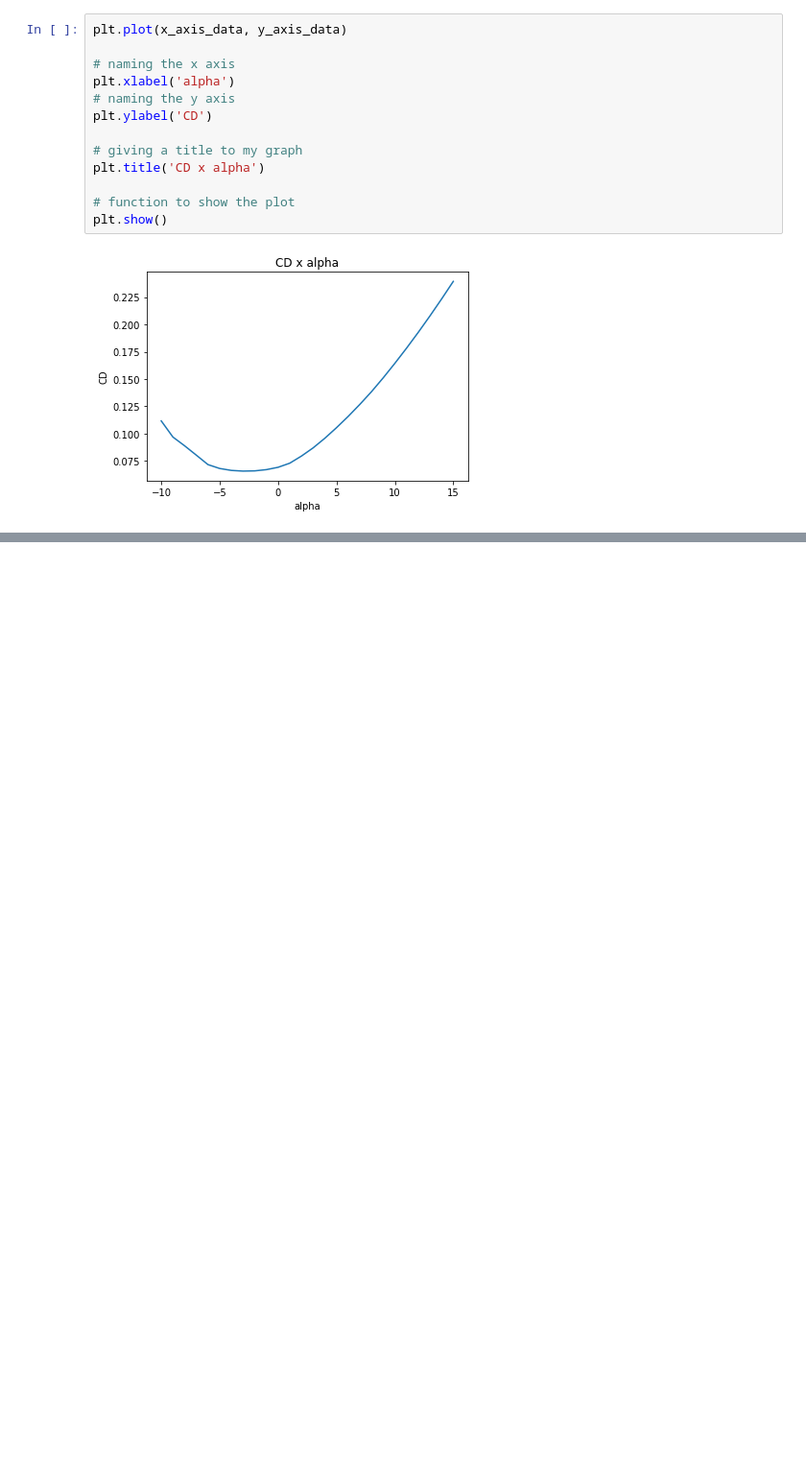
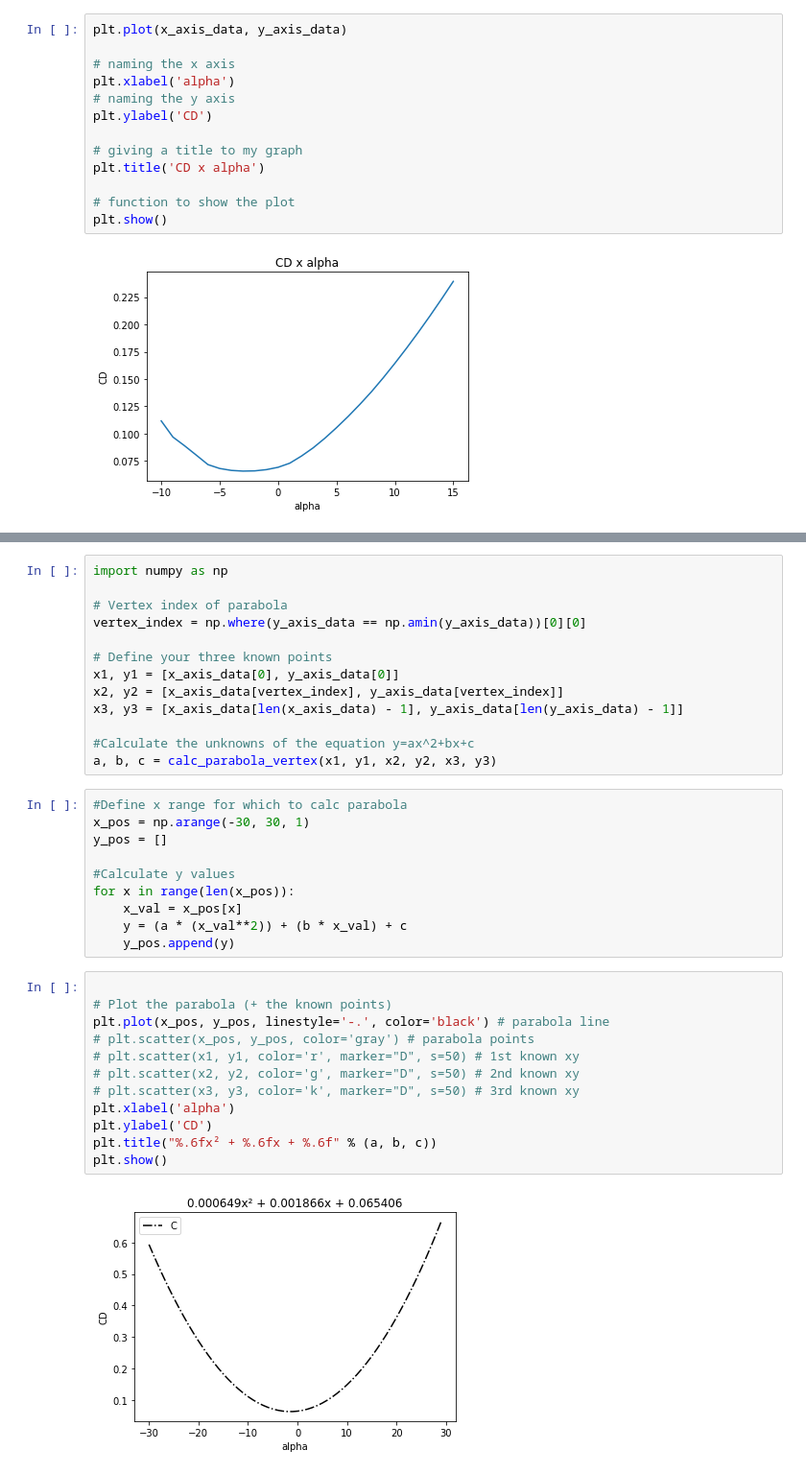
Before and after one commit to LeonardoZanotti/plane-analysis, a Jupyter notebook: task2.ipynb, the cells around one changed output, grey strips where cells are left out. Shown at 96% size. Saved outputs shown, nothing was run; the diff lists cells and outputs as text; blank space fills up the shorter version.

Commit message:
get quadratic equation and plot it

```diff
--- a/task2.ipynb
+++ b/task2.ipynb
@@ -90,0 +104,37 @@ plt.show()
+# %%
+import numpy as np
+
+# Vertex index of parabola
+vertex_index = np.where(y_axis_data == np.amin(y_axis_data))[0][0]
+
+# Define your three known points
+x1, y1 = [x_axis_data[0], y_axis_data[0]]
+x2, y2 = [x_axis_data[vertex_index], y_axis_data[vertex_index]]
+x3, y3 = [x_axis_data[len(x_axis_data) - 1], y_axis_data[len(y_axis_data) - 1]]
+
+#Calculate the unknowns of the equation y=ax^2+bx+c
+a, b, c = calc_parabola_vertex(x1, y1, x2, y2, x3, y3)
+# %%
+#Define x range for which to calc parabola
+x_pos = np.arange(-30, 30, 1)
+y_pos = []
+
+#Calculate y values
+for x in range(len(x_pos)):
+    x_val = x_pos[x]
+    y = (a * (x_val**2)) + (b * x_val) + c
+    y_pos.append(y)
+# %%
+
+# Plot the parabola (+ the known points)
+plt.plot(x_pos, y_pos, linestyle='-.', color='black') # parabola line
+# plt.scatter(x_pos, y_pos, color='gray') # parabola points
+# plt.scatter(x1, y1, color='r', marker="D", s=50) # 1st known xy
+# plt.scatter(x2, y2, color='g', marker="D", s=50) # 2nd known xy
+# plt.scatter(x3, y3, color='k', marker="D", s=50) # 3rd known xy
+plt.xlabel('alpha')
+plt.ylabel('CD')
+plt.title("%.6fx² + %.6fx + %.6f" % (a, b, c))
+plt.show()
+# %% [output]
+[figure, added]
```
Also changed, not shown: parts of 3 cells of this notebook.
